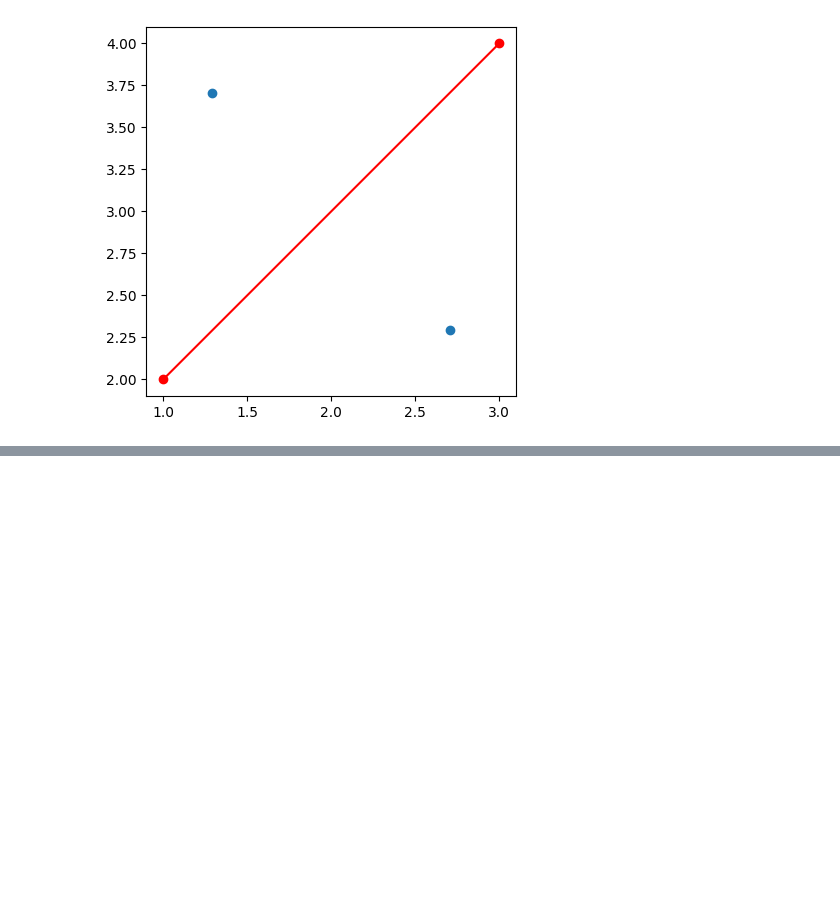
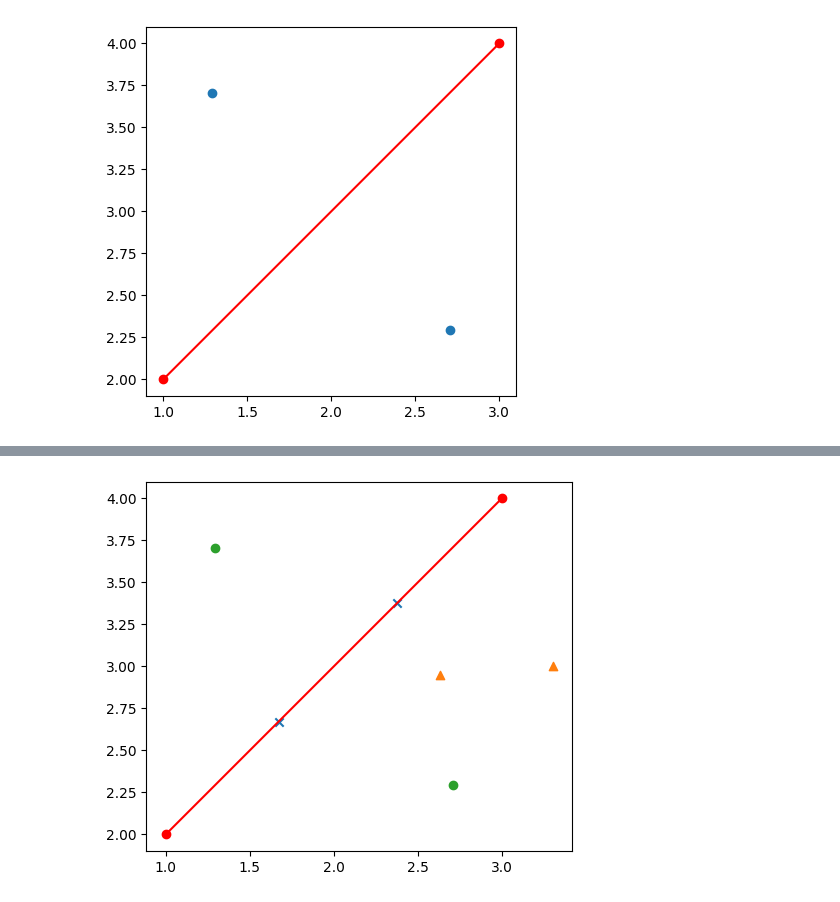
Before and after one commit to engineerjames/view-factor, a Jupyter notebook: python/check.ipynb, the cells around one changed output, grey strips where cells are left out. Saved outputs shown, nothing was run; the diff lists cells and outputs as text; code cells hidden in the pictures; blank space fills up the shorter version.

```diff
--- a/python/check.ipynb
+++ b/python/check.ipynb
@@ -11,7 +10,7 @@ First, we'll do our normal imports, and add the first two lines that form our in
 
 #### Calculation of the normal vectors
 # %%
-from math import sqrt
+import math
 import matplotlib.pyplot as plt
 import numpy as np
 
@@ -28,7 +27,7 @@ class Point2D(object):
 class Line2D(object):
     def __normalize_point(p: Point2D) -> Point2D:
         # TODO: Should do this in the simulation code.
-        mag = sqrt((p.x * p.x) + (p.y * p.y))
+        mag = math.sqrt((p.x * p.x) + (p.y * p.y))
         return Point2D(p.x / mag, p.y / mag)
 
     def __init__(self, p1: Point2D, p2: Point2D):
@@ -132,0 +145,50 @@ In simulation, we go through each shape (and its normals)--and compare them with
+# %%
+class Ray(object):
+    def __init__(self, p: Point2D, a: float) -> None:
+        self.point = p
+        self.angle = a
+        self.length = 1.0
+
+    def getEndPoint(self) -> Point2D:
+        return Point2D(
+            self.point.x + self.length * math.sin(math.radians(self.angle)),
+            self.point.y + self.length * math.cos(math.radians(self.angle)),
+        )
+
+
+# Min->Max angles
+# 45 -> 135
+# -135 -> -45
+angled_rays: list[Ray] = []
+angled_rays.append(Ray(Point2D(2.3788886, 3.3788888), 112.07376))
+angled_rays.append(Ray(Point2D(1.6721303, 2.6721303), 74.06293))
+
+plt.plot()
+plot_line(line1, marker="o", color="red")
+plt.scatter(
+    [x.point.x for x in angled_rays],
+    [x.point.y for x in angled_rays],
+    marker="x",
+)
+plt.scatter(
+    [x.getEndPoint().x for x in angled_rays],
+    [x.getEndPoint().y for x in angled_rays],
+    marker="^", # TODO: Connect the lines here.
+)
+plt.scatter(
+    [x.x for x in line1.ref_translated_normals],
+    [y.y for y in line1.ref_translated_normals],
+    marker="o",
+)
+plt.gca().set_aspect("equal")
+plt.show()
+
+
+# These are the min and max angles produced--which are wrong?? Investigate...
+# 90 -> 180
+# -90 -> 0
+straight_rays: list[Ray] = []
+straight_rays.append(Ray(Point2D(-20, 5.181012), 107.801895))
+straight_rays.append(Ray(Point2D(-20, 6.2847443), 138.6312))
+# %% [output]
+[figure, added]
```
Also changed, not shown: parts of 3 cells of this notebook, 1 other file.
